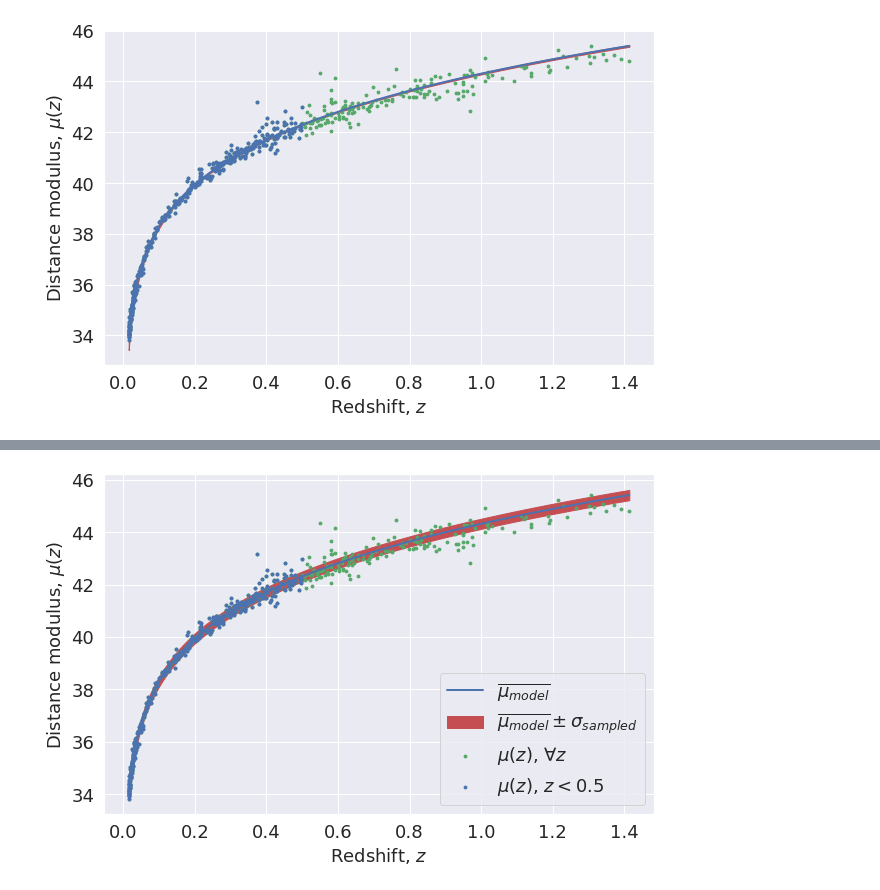
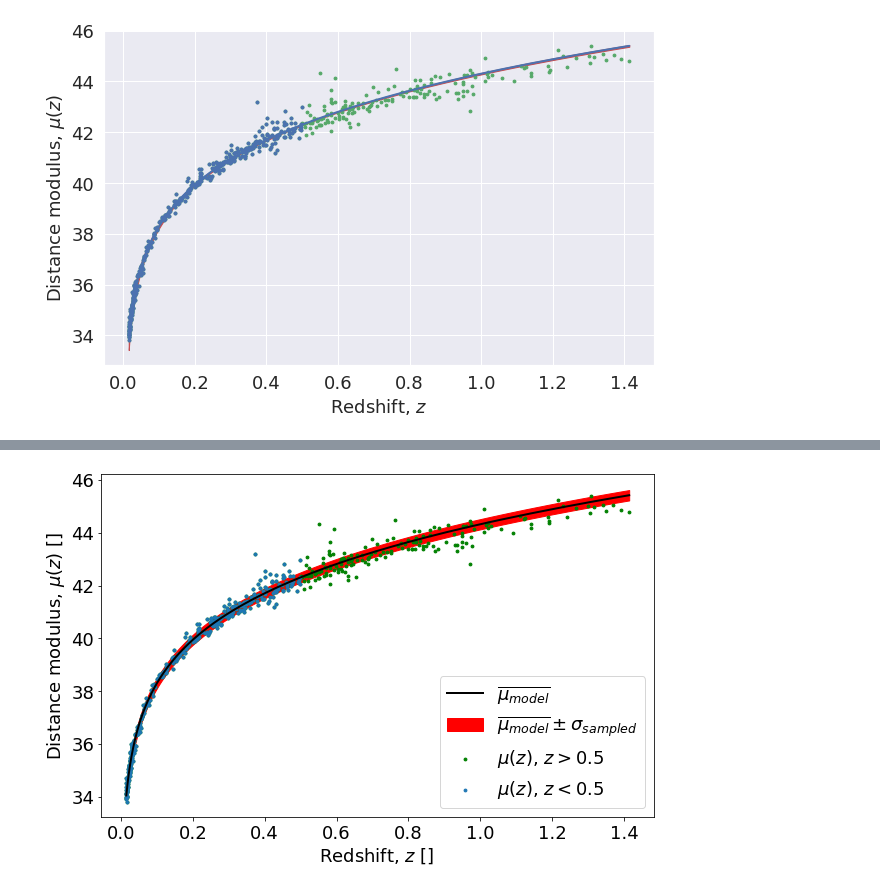
Before and after one commit to elindgren/asam_projects, a Jupyter notebook: Project1/Task1.ipynb, the cells around one changed output, grey strips where cells are left out. Drawn from its saved outputs; the diff is of its cells as text; code cells hidden in the pictures.

Commit message:
plot

```diff
--- a/Project1/Task1.ipynb
+++ b/Project1/Task1.ipynb
@@ -10,7 +10,7 @@ import pandas as pd
 import matplotlib.pyplot as plt
 import corner
 import seaborn as sns
-sns.set_theme()
+#sns.set_theme()
 import arviz as az
 
 import pymc3 as pm
@@ -302,35 +305,35 @@ plt.rc('xtick', labelsize=18)    # fontsize of the tick labels
 plt.rc('ytick', labelsize=18)    # fontsize of the tick labels
 plt.rc('legend', fontsize=18)    # legend fontsize
 
 with our_mu_model:
     posterior_draws = pm.sample_posterior_predictive(trace_NUTS_mu, var_names=["theta", "q0", "sigma2"],
                                                      samples=1000, random_seed=123);
 fig, ax = plt.subplots(figsize=(9,6))
 sample_trajectories = np.zeros((posterior_draws['theta'].shape[0], len(z)))
 for idx, theta_sample in enumerate(posterior_draws['theta']):
     epsilon = np.random.normal(scale=np.sqrt(posterior_draws['sigma2'][idx]))
     # Add noise and calculate one sample of dl(z)
     mu_sample = mu_model(z, theta_sample,posterior_draws['q0'][idx]) + epsilon
     # Save and plot the mu sample
     sample_trajectories[idx, :] = mu_sample
 #     if(idx == 0):
 #         ax.plot(z, mu_sample, color='black',alpha=1, label='Posterior sample of $\mu_{model}(z, \\theta, q_0,\sigma)$')
 #     else:
 #         ax.plot(z, mu_sample, color='black',alpha=0.05)
 
 # Plot mean posterior predictive and +-1 sigma band
 mu_mean = np.mean(sample_trajectories, axis=0)
 mu_std = np.std(sample_trajectories, axis=0)
 ax.fill_between(x=z, y1=mu_mean+mu_std, y2=mu_mean-mu_std, color='r', label='$\overline{\mu_{model}} \pm \sigma_{sampled} $')
-ax.plot(z, mu_mean, c='b', linewidth=2, label='$\overline{\mu_{model}}$')
+ax.plot(z, mu_mean, c='k', linewidth=2, label='$\overline{\mu_{model}}$')
 
-ax.scatter(z, mu, s = 8, c='g', label=r'$\mu(z)$, $\forall z$')
+ax.scatter(z, mu, s = 8, c='g', label=r'$\mu(z)$, $z>0.5$')
 ax.scatter(low_z,low_mu, s = 8, label=r'$\mu(z)$, $z<0.5}$')
 ax.legend(loc='best')
-ax.set_xlabel(r'Redshift, $z$')
-ax.set_ylabel(r'Distance modulus, $\mu(z)$')
+ax.set_xlabel(r'Redshift, $z$ [] ')
+ax.set_ylabel(r'Distance modulus, $\mu(z)$ []')
 plt.tight_layout()
 plt.savefig('figures_task1/predictive_plot_mu.png')
 # %% [output]
 [interactive output not drawn]
-[figure, old version]
+[figure, new version]
```
Also changed, not shown: parts of 6 cells of this notebook.
